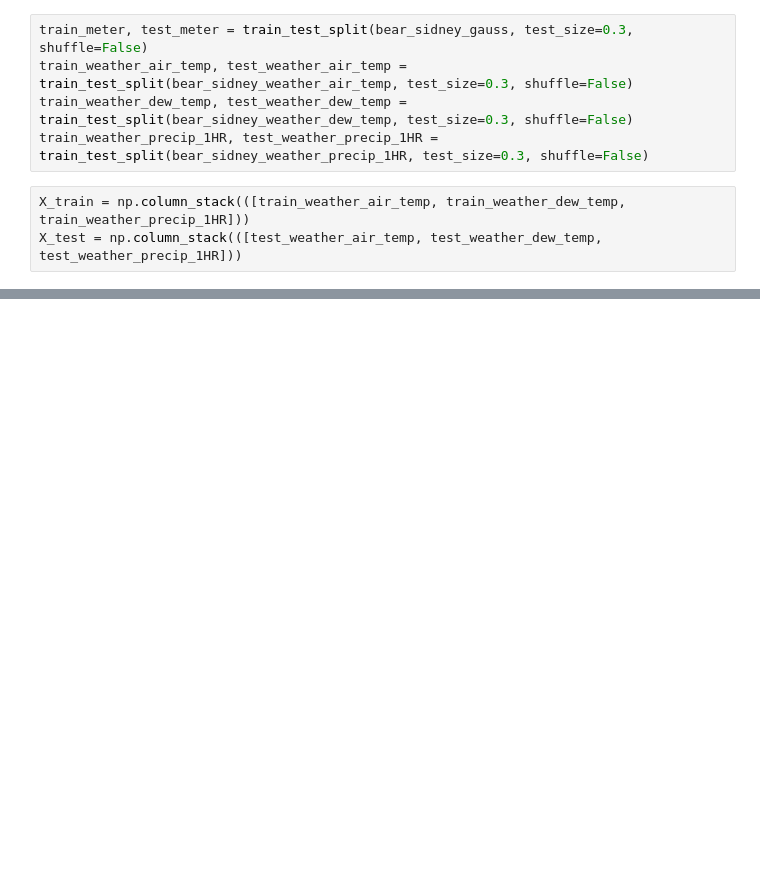
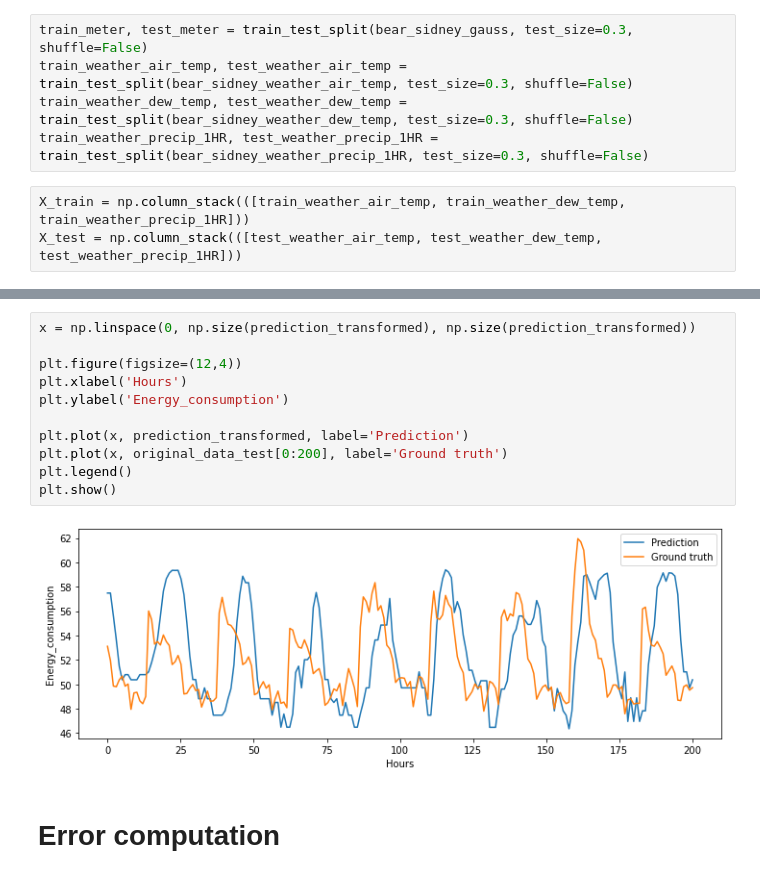
Before and after one commit to mdeppner/energy_demand_prediction_for_buildings, a Jupyter notebook: notebooks/Gaussian Processes Demand Prediction.ipynb, the cells around one changed output, grey strips where cells are left out. Drawn from its saved outputs; the diff is of its cells as text; blank space fills up the shorter version.

```diff
--- a/notebooks/Gaussian Processes Demand Prediction.ipynb
+++ b/notebooks/Gaussian Processes Demand Prediction.ipynb
@@ -358 +355,16 @@ plt.plot(test_meter[0:200])
+# %%
+x = np.linspace(0, np.size(prediction_transformed), np.size(prediction_transformed))
+
+plt.figure(figsize=(12,4))
+plt.xlabel('Hours')
+plt.ylabel('Energy_consumption')
+
+plt.plot(x, prediction_transformed, label='Prediction')
+plt.plot(x, original_data_test[0:200], label='Ground truth')
+plt.legend()
+plt.show()
+# %% [output]
+[figure, added]
+# %% [markdown]
+# Error computation
 # %%
```
Also changed, not shown: parts of 23 cells of this notebook.
